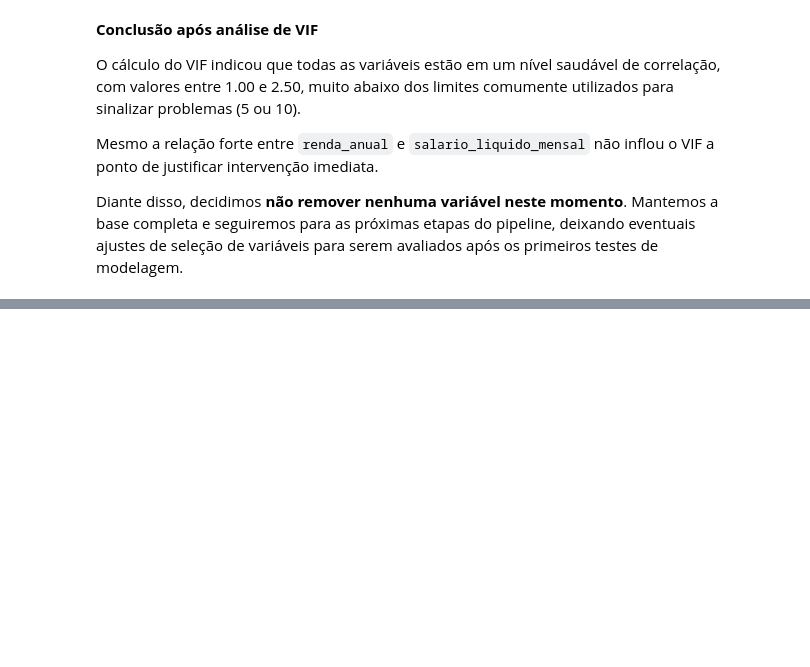
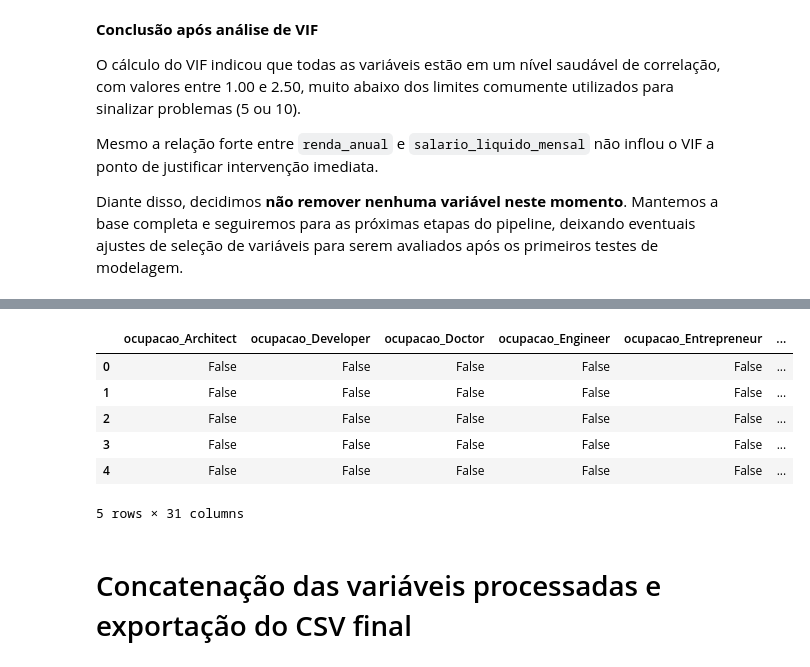
Before and after one commit to DanielllCouto/quantum-finance-credit-score, a Jupyter notebook: notebooks/processamento-dados.ipynb, the cells around one changed output, grey strips where cells are left out. Cells and saved outputs as stored; diff of their text form; code cells hidden in the pictures; blank space fills up the shorter version.

```diff
--- a/notebooks/processamento-dados.ipynb
+++ b/notebooks/processamento-dados.ipynb
@@ -2771,0 +2908,10 @@ Diante disso, decidimos **não remover nenhuma variável neste momento**. Mantem
+# %%
+# Faz uma cópia do df_categoricas para não alterar o original
+df_categoricas_mapeado = df_categoricas.copy()
+
+# Mapeia a coluna score_credito diretamente
+mapa_target = {'Poor': 0, 'Standard': 1, 'Good': 2}
+df_categoricas_mapeado['score_credito'] = df_categoricas_mapeado['score_credito'].map(mapa_target)
+
+# Confere o resultado
+df_categoricas_mapeado[['score_credito']].head()
@@ -2771,0 +2925,22 @@ Diante disso, decidimos **não remover nenhuma variável neste momento**. Mantem
+# %%
+# Faz uma cópia do df_categoricas_mapeado
+df_categoricas_get_dummies = df_categoricas_mapeado.copy()
+
+# Aplica get_dummies em todas as colunas categóricas, exceto o target
+df_categoricas_get_dummies = pd.get_dummies(
+    df_categoricas_get_dummies.drop(columns=['score_credito']),
+    drop_first=True
+)
+
+# Confere as primeiras linhas
+df_categoricas_get_dummies.head()
+# %% [output]
+|  | ocupacao_Architect | ocupacao_Developer | ocupacao_Doctor | ocupacao_Engineer | ocupacao_Entrepreneur | ... |
+| 0 | False | False | False | False | False | ... |
+| 1 | False | False | False | False | False | ... |
+| 2 | False | False | False | False | False | ... |
+| 3 | False | False | False | False | False | ... |
+| 4 | False | False | False | False | False | ... |
+5 rows × 31 columns
+# %% [markdown]
+# Concatenação das variáveis processadas e exportação do CSV final
```
Also changed, not shown: parts of 23 cells of this notebook, 1 other file.
